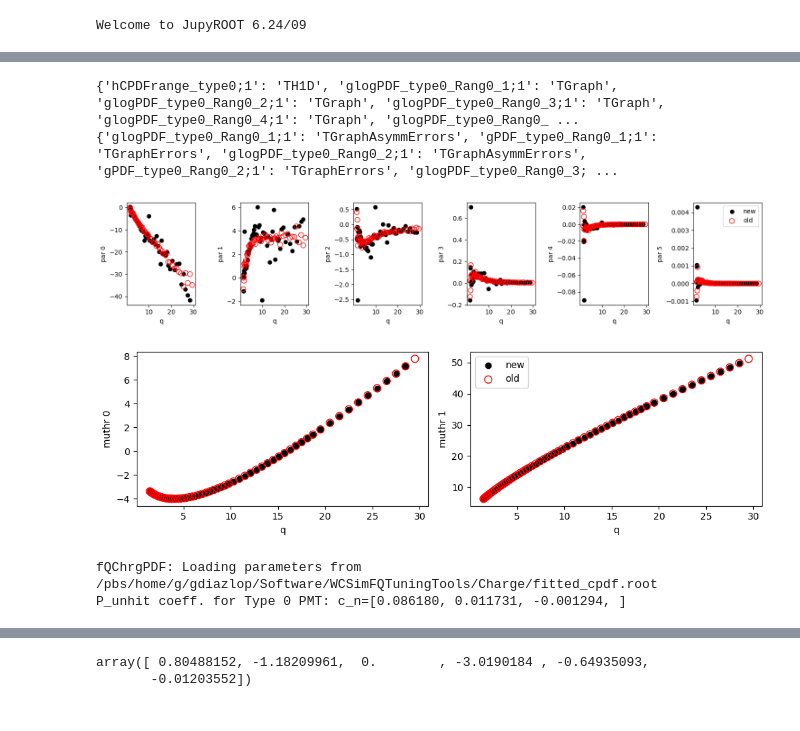
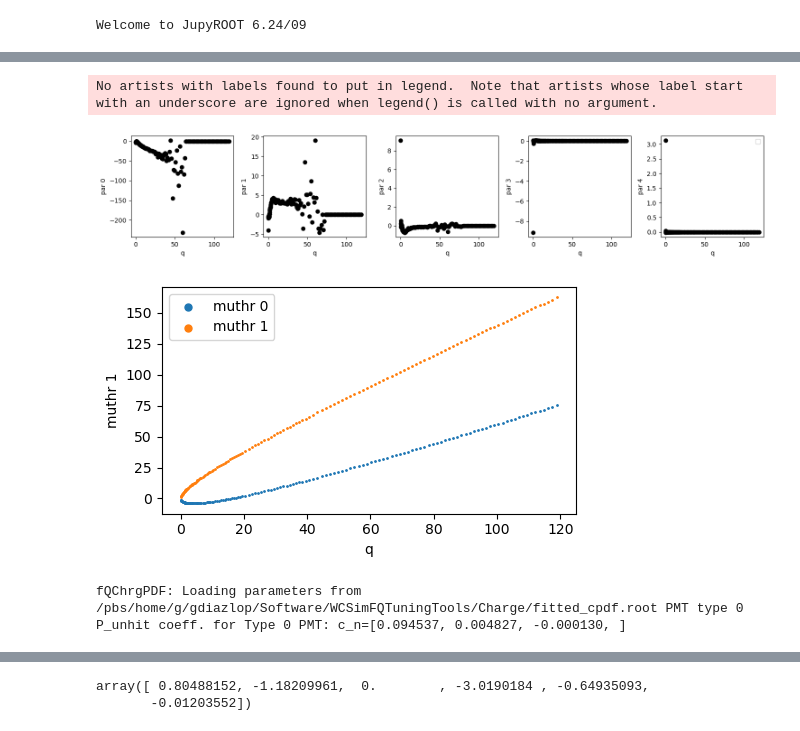
Before and after one commit to lolorestrepo/WCSimFQTuningTools, a Jupyter notebook: Charge/Analysis/chargepdf_fits.ipynb, the cells around one changed output, grey strips where cells are left out. Saved outputs shown, nothing was run; the diff lists cells and outputs as text; code cells hidden in the pictures.

Commit message:
Fixes and adding charge PDF parallel script

```diff
--- a/Charge/Analysis/chargepdf_fits.ipynb
+++ b/Charge/Analysis/chargepdf_fits.ipynb
@@ -64,23 +85,14 @@ f  = uproot.open(fname)
-# %%
-print(f.classnames())
-print(of.classnames())
-# %% [output]
-{'hCPDFrange_type0;1': 'TH1D', 'glogPDF_type0_Rang0_1;1': 'TGraph', 'glogPDF_type0_Rang0_2;1': 'TGraph', 'glogPDF_type0_Rang0_3;1': 'TGraph', 'glogPDF_type0_Rang0_4;1': 'TGraph', 'glogPDF_type0_Rang0_ ...
-{'glogPDF_type0_Rang0_1;1': 'TGraphAsymmErrors', 'gPDF_type0_Rang0_1;1': 'TGraphErrors', 'glogPDF_type0_Rang0_2;1': 'TGraphAsymmErrors', 'gPDF_type0_Rang0_2;1': 'TGraphErrors', 'glogPDF_type0_Rang0_3; ...
 # %%
 # compare gParams
-rang = 1
-npars, _ = f["hCPDFrange_type0"].to_numpy()
+rang = 0
+npars, _ = f["hCPDFrange"].to_numpy()
 npars = int(npars[rang])
 
 plt.figure(figsize=(15, 3))
 for n in range(npars):
-    qs, par   =  f[f"gParam_type0_Rang{rang}_{n}"].values()
-    oqs, opar = of[f"gParam_type0_Rang{rang}_{n}"].values()
-
+    qs, par   =  f[f"gParam_Rang{rang}_{n}"].values()
     plt.subplot(1, npars, n+1)
-    plt.scatter( qs,  par, label="new", color="k")
-    plt.scatter(oqs, opar, label="old", edgecolor="red", s=60, c="none")
+    plt.scatter( qs,  par, color="k")
     plt.xlabel(r"q")
     plt.ylabel(f"par {n}")
     # plt.xlim([0.1, None])
@@ -88,23 +100,20 @@ for n in range(npars):
 plt.legend()
 plt.tight_layout()
 # %% [output]
+No artists with labels found to put in legend.  Note that artists whose label start with an underscore are ignored when legend() is called with no argument.
-[figure, old version]
+[figure, new version]
 # %%
 # compare muthrs
-plt.figure(figsize=(10, 3))
+plt.figure(figsize=(5, 3))
 for i in range(2):
-    qs,  muthr  =  f[f"gmuthr_type0_Rang{rang}_{i}"].values()
-    oqs, omuthr = of[f"gmuthr_type0_Rang{rang}_{i}"].values()
-
-    plt.subplot(1, 2, i+1)
-    plt.scatter( qs,  muthr, label="new", color="k")
-    plt.scatter(oqs, omuthr, label="old", edgecolor="red", s=60, c="none")
+    qs,  muthr  =  f[f"gmuthr_Rang{rang}_{i}"].values()
+    plt.scatter( qs,  muthr, label=f"muthr {i}", s=1)
     plt.xlabel(r"q")
     plt.ylabel(f"muthr {i}")
-plt.legend()
+plt.legend(markerscale=5)
 plt.tight_layout()
 # %% [output]
-[figure, old version]
+[figure, new version]
 # %%
 # opdf = ROOT.fQChrgPDF.Get()
 # opdf.LoadParams(ofname)
@@ -112,8 +121,8 @@ plt.tight_layout()
 # pdf = ROOT.fQChrgPDF.Get()
 # pdf.LoadParams(fname)
 
-ROOT.fQChrgPDF.Get().LoadParams(fname)
+ROOT.fQChrgPDF.Get().LoadParams(fname, 0)
 # %% [output]
-fQChrgPDF: Loading parameters from /pbs/home/g/gdiazlop/Software/WCSimFQTuningTools/Charge/fitted_cpdf.root
-P_unhit coeff. for Type 0 PMT: c_n=[0.086180, 0.011731, -0.001294, ]
+fQChrgPDF: Loading parameters from /pbs/home/g/gdiazlop/Software/WCSimFQTuningTools/Charge/fitted_cpdf.root PMT type 0
+P_unhit coeff. for Type 0 PMT: c_n=[0.094537, 0.004827, -0.000130, ]
 # %%
```
Also changed, not shown: parts of 4 cells of this notebook, 7 other files.
